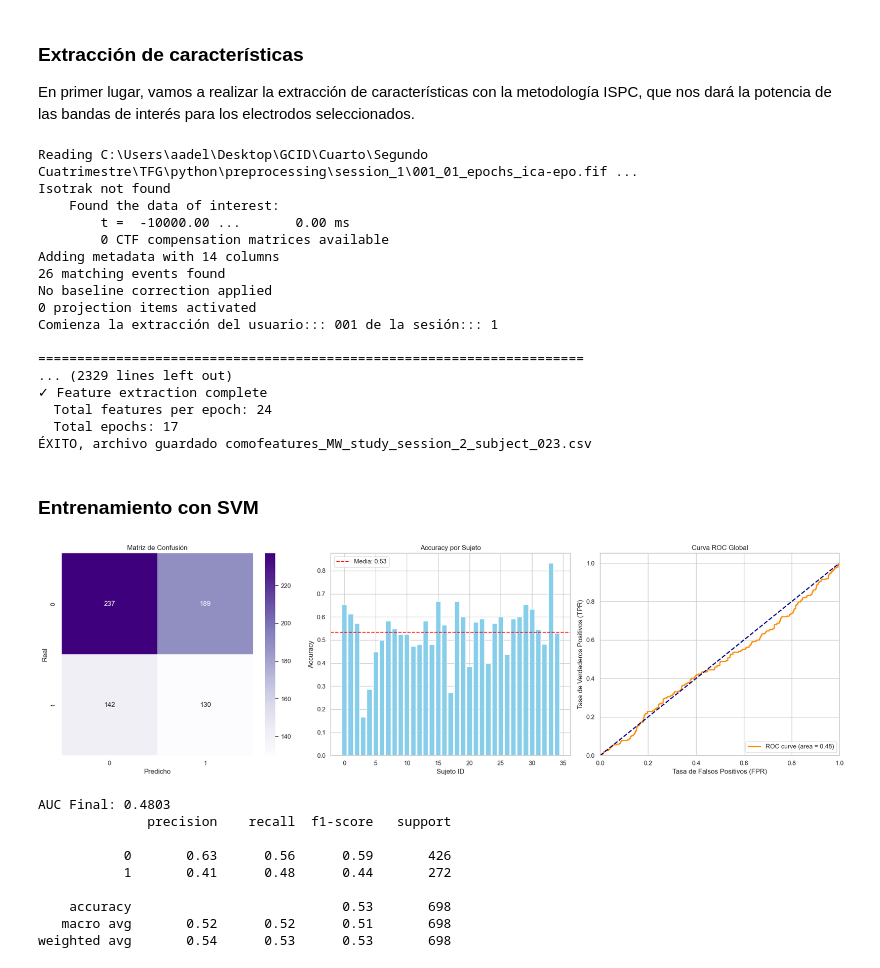
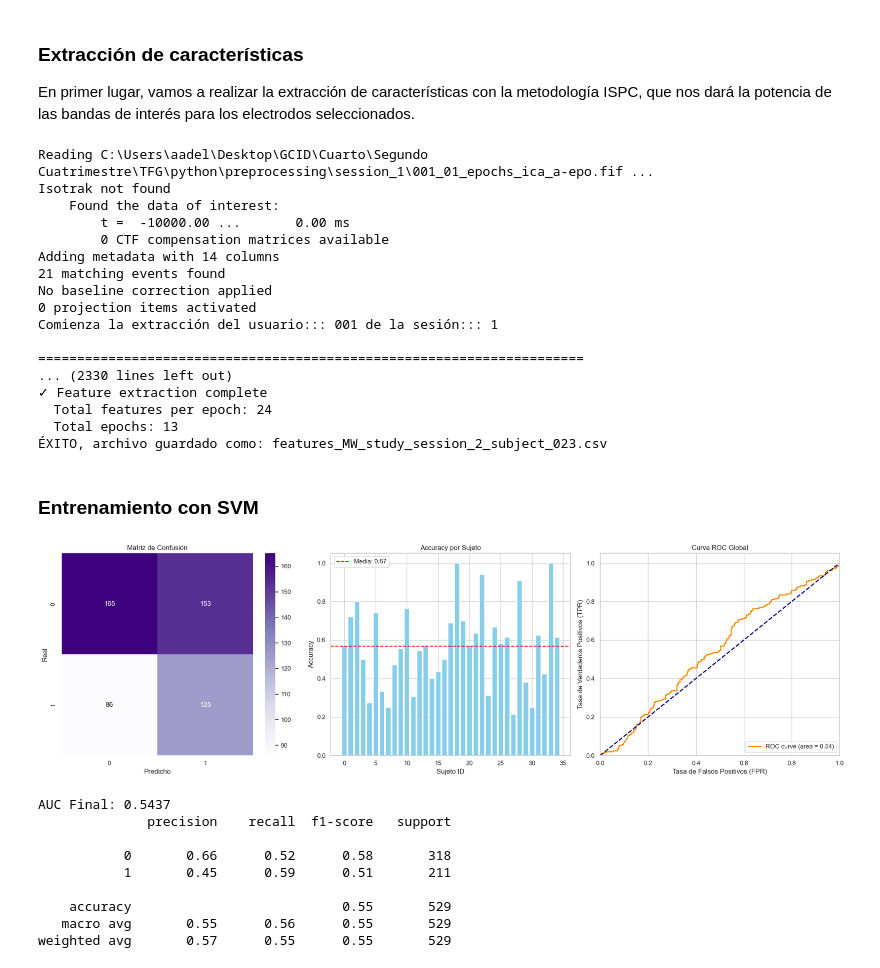
Before and after one commit to AlejandroDelToroAcosta/EEG_Analysis, a Jupyter notebook: python/SVM_experiment.ipynb, the cells around one changed output. Cells and saved outputs as stored; diff of their text form; code cells hidden in the pictures.

```diff
--- a/python/SVM_experiment.ipynb
+++ b/python/SVM_experiment.ipynb
@@ -29,7 +28,7 @@ def get_features(subject, session):
 import os
 import re
 sessions =  [1,2]
-patron = r".*ica-epo\.fif$"
+patron = r".*ica_a-epo\.fif$"
 for session in sessions:
     files = os.listdir(f'preprocessing/session_{session}')
     for file in files:
@@ -40,23 +39,23 @@ for session in sessions:
             subject = file[:3]
             get_features(subject,session)
 # %% [output]
-Reading C:\Users\aadel\Desktop\GCID\Cuarto\Segundo Cuatrimestre\TFG\python\preprocessing\session_1\001_01_epochs_ica-epo.fif ...
+Reading C:\Users\aadel\Desktop\GCID\Cuarto\Segundo Cuatrimestre\TFG\python\preprocessing\session_1\001_01_epochs_ica_a-epo.fif ...
 Isotrak not found
     Found the data of interest:
         t =  -10000.00 ...       0.00 ms
         0 CTF compensation matrices available
 Adding metadata with 14 columns
-26 matching events found
+21 matching events found
 No baseline correction applied
 0 projection items activated
 Comienza la extracción del usuario::: 001 de la sesión::: 1
 
 ======================================================================
-... (2329 lines left out)
+... (2330 lines left out)
 ✓ Feature extraction complete
   Total features per epoch: 24
-  Total epochs: 17
-ÉXITO, archivo guardado comofeatures_MW_study_session_2_subject_023.csv
+  Total epochs: 13
+ÉXITO, archivo guardado como: features_MW_study_session_2_subject_023.csv
 # %% [markdown]
 ### Entrenamiento con SVM
 # %%
@@ -69,15 +68,14 @@ from sklearn.preprocessing import StandardScaler
 from sklearn.model_selection import LeaveOneGroupOut
 from sklearn.metrics import (accuracy_score, confusion_matrix,
                              classification_report, roc_curve, auc)
-files = os.listdir("features_data")
+files = os.listdir("feature_data")
 
 data_list = []
 for i, filename in enumerate(files):
-    df = pd.read_csv("features_data/" + filename)
+    df = pd.read_csv("feature_data/" + filename)
     df['subject_id'] = i
     data_list.append(df)
 
-full_dataset = pd.concat(data_list, ignore_index=True)
 full_dataset = pd.concat(data_list, ignore_index=True)
 
 # 2. Preparación de variables
@@ -129,43 +127,43 @@ axes[0].set_xlabel('Predicho')
 axes[0].set_ylabel('Real')
 
 # B. Precisión por Sujeto
 axes[1].bar(range(len(subject_accuracies)), subject_accuracies, color='skyblue')
 axes[1].axhline(np.mean(subject_accuracies), color='red', linestyle='--', label=f'Media: {np.mean(subject_accuracies):.2f}')
 axes[1].set_title('Accuracy por Sujeto')
 axes[1].set_xlabel('Sujeto ID')
 axes[1].set_ylabel('Accuracy')
 axes[1].legend()
 
 # C. Curva ROC y AUC
 fpr, tpr, thresholds = roc_curve(y_true_all, y_probs_all)
 roc_auc = auc(fpr, tpr)
 
 axes[2].plot(fpr, tpr, color='darkorange', lw=2, label=f'ROC curve (area = {roc_auc:.2f})')
 axes[2].plot([0, 1], [0, 1], color='navy', lw=2, linestyle='--')
 axes[2].set_xlim([0.0, 1.0])
 axes[2].set_ylim([0.0, 1.05])
 axes[2].set_xlabel('Tasa de Falsos Positivos (FPR)')
 axes[2].set_ylabel('Tasa de Verdaderos Positivos (TPR)')
 axes[2].set_title('Curva ROC Global')
 axes[2].legend(loc="lower right")
 
 plt.tight_layout()
 plt.show()
 
 # Resumen numérico
 print(f"\nAUC Final: {roc_auc:.4f}")
 print(classification_report(y_true_all, y_pred_all))
 # %% [output]
-[figure, old version]
+[figure, new version]
-AUC Final: 0.4803
+AUC Final: 0.5437
               precision    recall  f1-score   support
 
-           0       0.63      0.56      0.59       426
-           1       0.41      0.48      0.44       272
+           0       0.66      0.52      0.58       318
+           1       0.45      0.59      0.51       211
 
-    accuracy                           0.53       698
-   macro avg       0.52      0.52      0.51       698
-weighted avg       0.54      0.53      0.53       698
+    accuracy                           0.55       529
+   macro avg       0.55      0.56      0.55       529
+weighted avg       0.57      0.55      0.55       529
 # %%
 import pandas as pd
 files = os.listdir("features_data")
```
Also changed, not shown: parts of 1 cell of this notebook, 1 other file.
